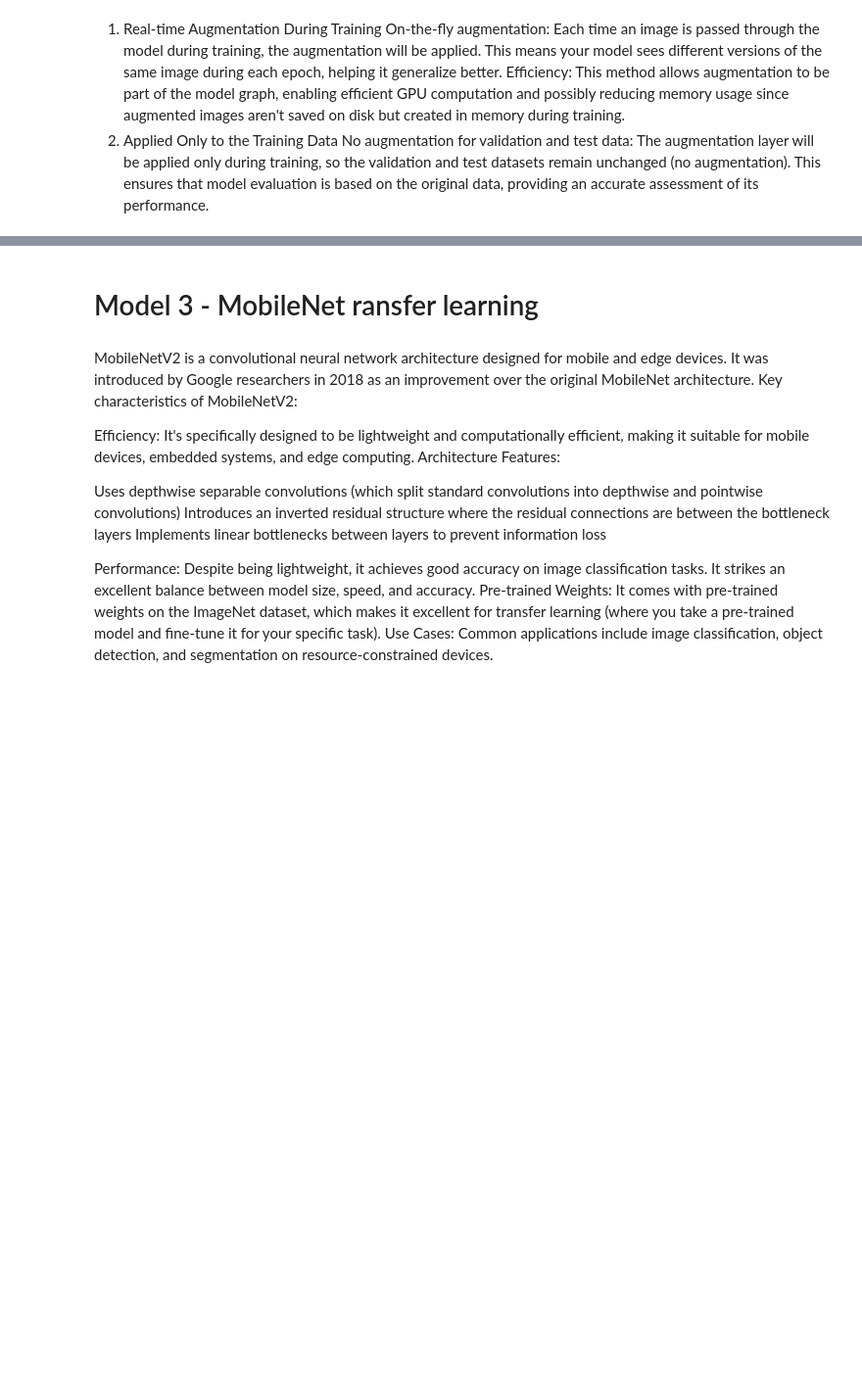
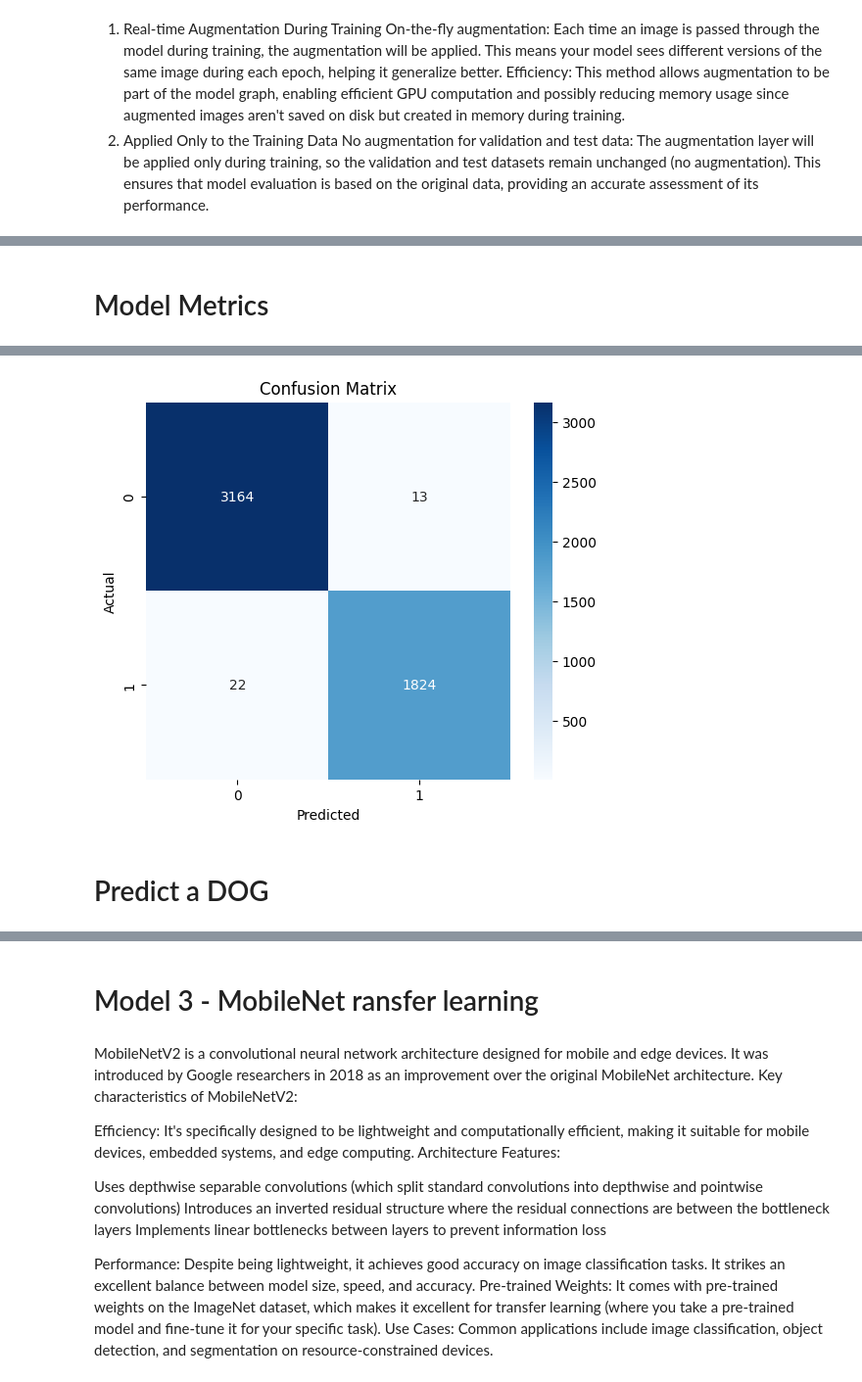
Before and after one commit to rodrigobivarazevedo/machine_learning, a Jupyter notebook: cnn_google_colab.ipynb, the cells around one changed output, grey strips where cells are left out. Shown at 98% size. Cells and saved outputs as stored; diff of their text form; code cells hidden in the pictures; blank space fills up the shorter version.

```diff
--- a/cnn_google_colab.ipynb
+++ b/cnn_google_colab.ipynb
@@ -384,0 +470,5 @@ Downloading data from https://storage.googleapis.com/keras-applications/efficien
+# %% [markdown]
+# Model Metrics
+# %%
+get_model_metrics(model_1, test_data)
+# %% [output]
@@ -384,0 +492,3 @@ Downloading data from https://storage.googleapis.com/keras-applications/efficien
+[figure, added]
+# %% [markdown]
+# Predict a DOG
```
Also changed, not shown: parts of 37 cells of this notebook.
